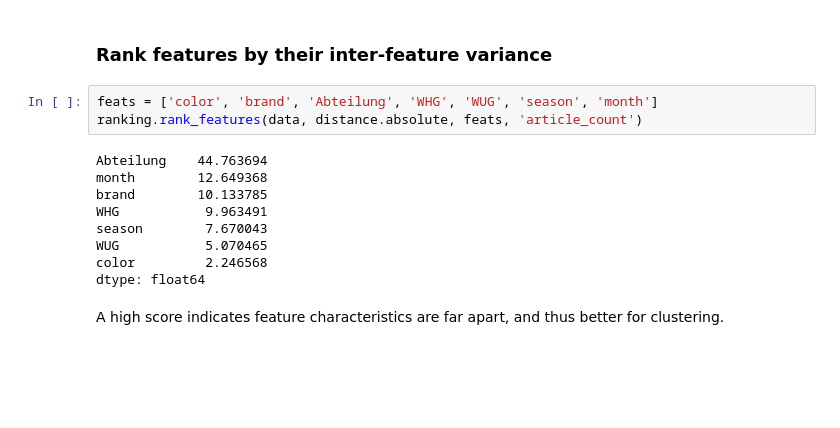
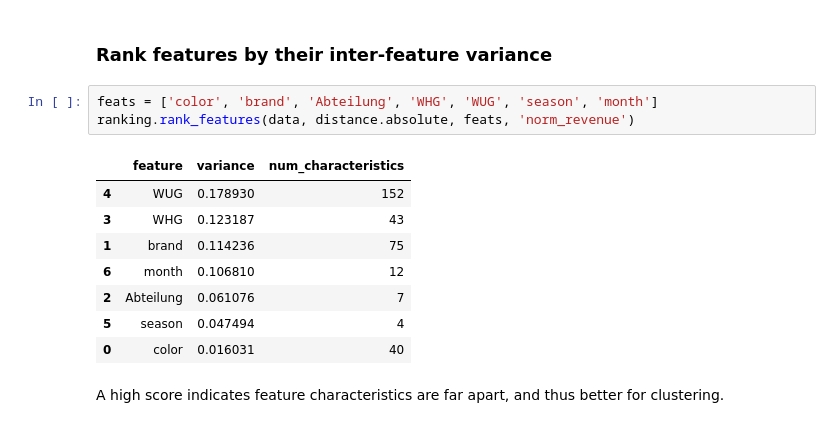
Before and after one commit to indyfree/tailor, a Jupyter notebook: notebooks/06-cluster-feature.ipynb, the cells around one changed output. Cells and saved outputs as stored; diff of their text form; blank space fills up the shorter version.

```diff
--- a/notebooks/06-cluster-feature.ipynb
+++ b/notebooks/06-cluster-feature.ipynb
@@ -24,16 +24,16 @@ data = tailor.load_data()
 ### Rank features by their inter-feature variance
 # %%
 feats = ['color', 'brand', 'Abteilung', 'WHG', 'WUG', 'season', 'month']
-ranking.rank_features(data, distance.absolute, feats, 'article_count')
+ranking.rank_features(data, distance.absolute, feats, 'norm_revenue')
 # %% [output]
-Abteilung    44.763694
-month        12.649368
-brand        10.133785
-WHG           9.963491
-season        7.670043
-WUG           5.070465
-color         2.246568
-dtype: float64
+|  | feature | variance | num_characteristics |
+| 4 | WUG | 0.178930 | 152 |
+| 3 | WHG | 0.123187 | 43 |
+| 1 | brand | 0.114236 | 75 |
+| 6 | month | 0.106810 | 12 |
+| 2 | Abteilung | 0.061076 | 7 |
+| 5 | season | 0.047494 | 4 |
+| 0 | color | 0.016031 | 40 |
 # %% [markdown]
 A high score indicates feature characteristics are far apart, and thus better for clustering.
 # %% [markdown]
```
Also changed, not shown: parts of 7 cells of this notebook, 1 other file.
